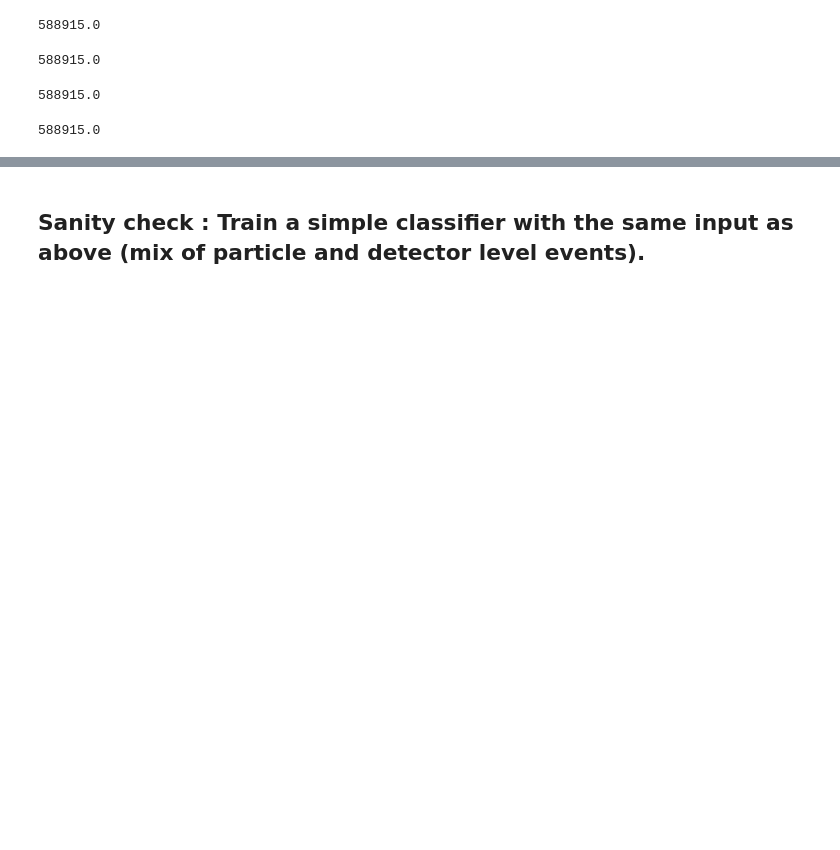
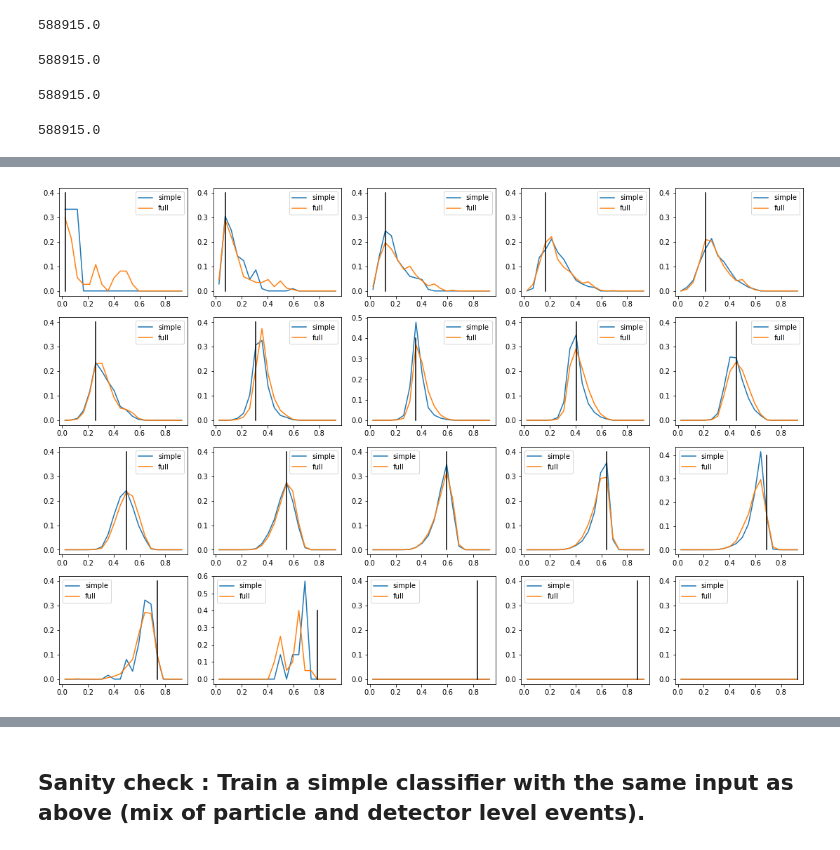
Before and after one commit to owen234/nn-adv-de, a Jupyter notebook: version4_with_weights_1stGPU.ipynb, the cells around one changed output, grey strips where cells are left out. Cells and saved outputs as stored; diff of their text form; code cells hidden in the pictures; blank space fills up the shorter version.

```diff
--- a/version4_with_weights_1stGPU.ipynb
+++ b/version4_with_weights_1stGPU.ipynb
@@ -2237,0 +2269,12 @@ np.sum(np.sum(hist_simple[0],axis=1))
+# %%
+fig, ax = plt.subplots(4,5,figsize=(19,13))
+
+axf = ax.flatten()
+
+for bin in range( len(axis_values)) :
+    axf[bin].plot(axis_values,response_data_simple_swapped[bin],label='simple')
+    axf[bin].plot(axis_values,response_data_full_swapped[bin],label='full')
+    axf[bin].plot([axis_values[bin],axis_values[bin]],[0,0.4], color='black')
+    axf[bin].legend( loc='best')
+# %% [output]
+[figure, added]
```
Also changed, not shown: parts of 45 cells of this notebook.
